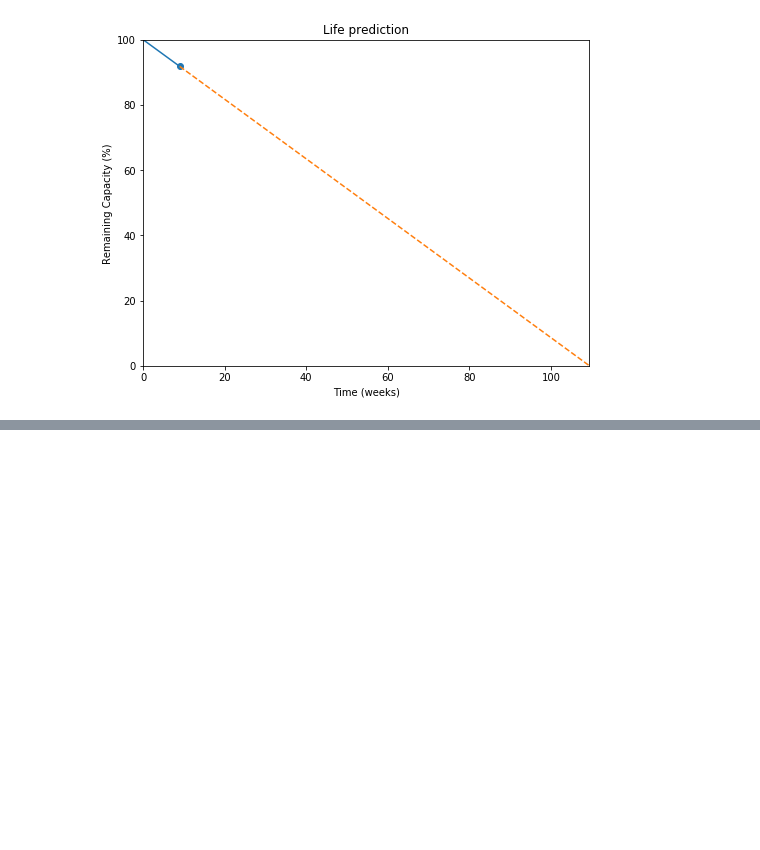
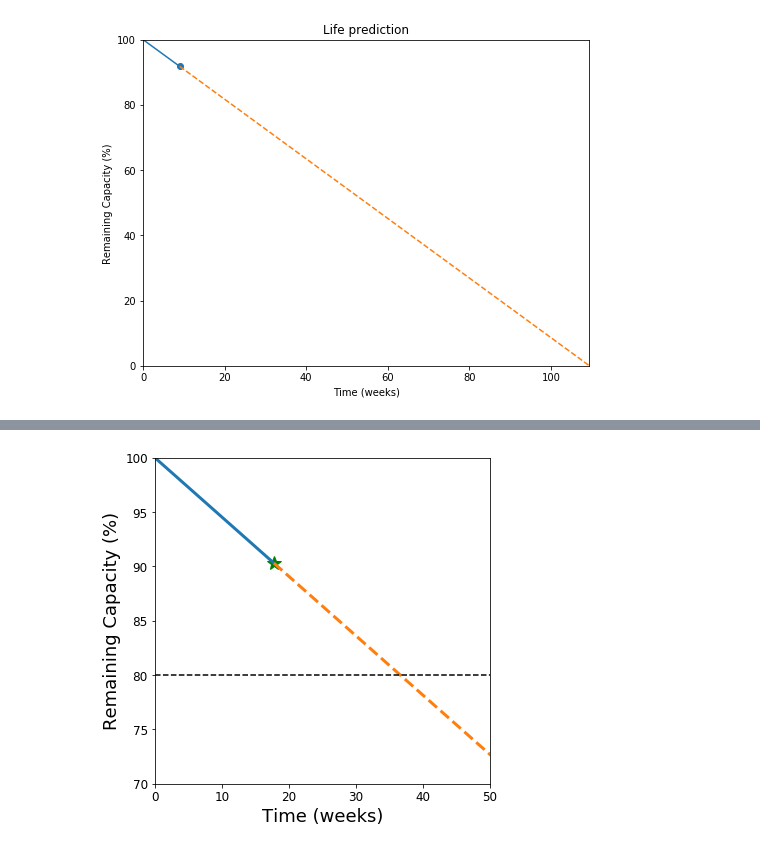
Before and after one commit to vwhu/pulolb, a Jupyter notebook: PULOLB/For Figure Making.ipynb, the cells around one changed output, grey strips where cells are left out. Cells and saved outputs as stored; diff of their text form; code cells hidden in the pictures; blank space fills up the shorter version.

```diff
--- a/PULOLB/For Figure Making.ipynb
+++ b/PULOLB/For Figure Making.ipynb
@@ -198,0 +193,6 @@ plt.savefig("Life.png", dpi = 600)
+# %%
+#life_plot(Time[1],Slope[1],Intercept[1],Percent[1],Life[1])
+life_plot(Time[17],Slope[17],Intercept[17],Percent[17],Life[17])
+plt.savefig("Life.png", dpi = 600)
+# %% [output]
+[figure, added]
```
Also changed, not shown: parts of 6 cells of this notebook.
